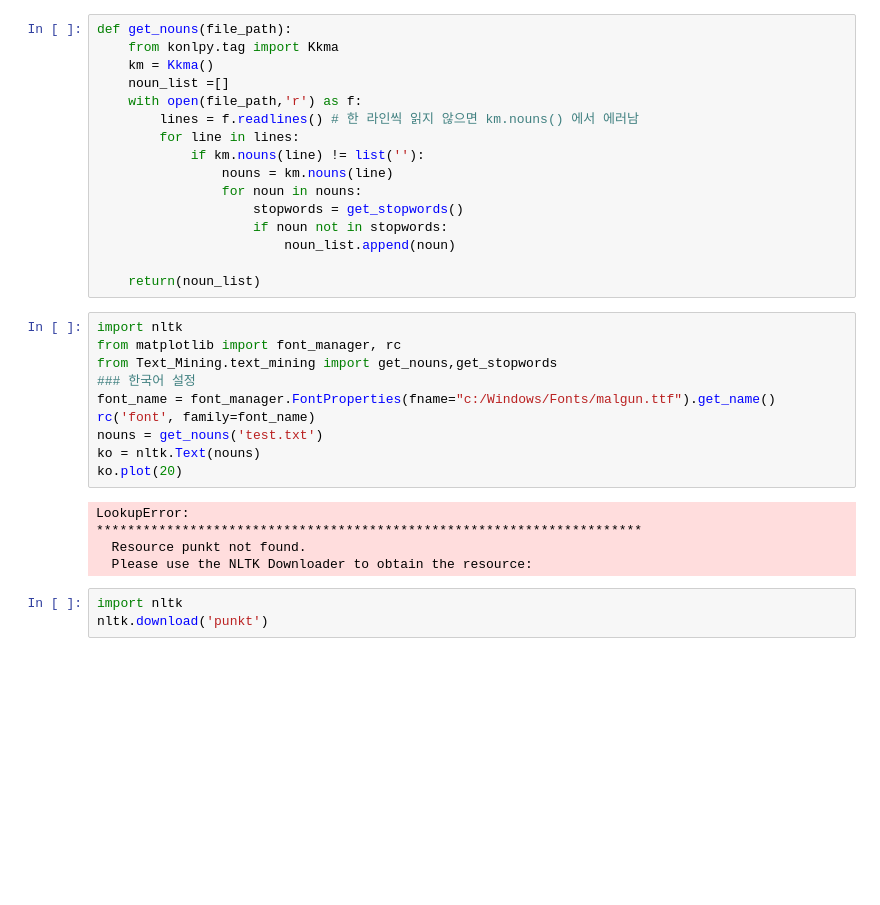
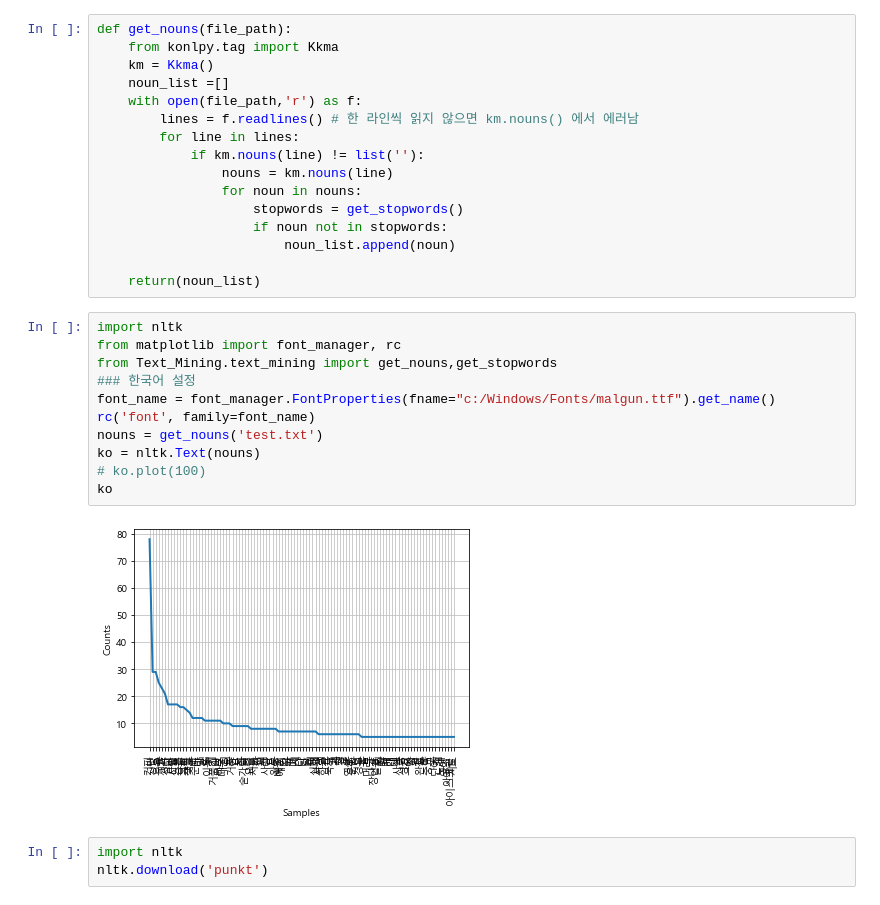
Before and after one commit to kdy7710/Bigdata_Team_Project, a Jupyter notebook: Bigdata_Project/Bigdata_Project/Text_Mining (Kkma).ipynb, the cells around one changed output. Drawn from its saved outputs; the diff is of its cells as text; blank space fills up the shorter version.

```diff
--- a/Bigdata_Project/Bigdata_Project/Text_Mining (Kkma).ipynb
+++ b/Bigdata_Project/Bigdata_Project/Text_Mining (Kkma).ipynb
@@ -32,18 +32,16 @@ def get_nouns(file_path):
 # %%
 import nltk
 from matplotlib import font_manager, rc
 from Text_Mining.text_mining import get_nouns,get_stopwords
 ### 한국어 설정
 font_name = font_manager.FontProperties(fname="c:/Windows/Fonts/malgun.ttf").get_name()
 rc('font', family=font_name)
 nouns = get_nouns('test.txt')
 ko = nltk.Text(nouns)
-ko.plot(20)
+# ko.plot(100)
+ko
 # %% [output]
-LookupError:
-**********************************************************************
-  Resource punkt not found.
-  Please use the NLTK Downloader to obtain the resource:
+[figure, added]
 # %%
 import nltk
 nltk.download('punkt')
```
Also changed, not shown: parts of 2 cells of this notebook, 2 other files.
